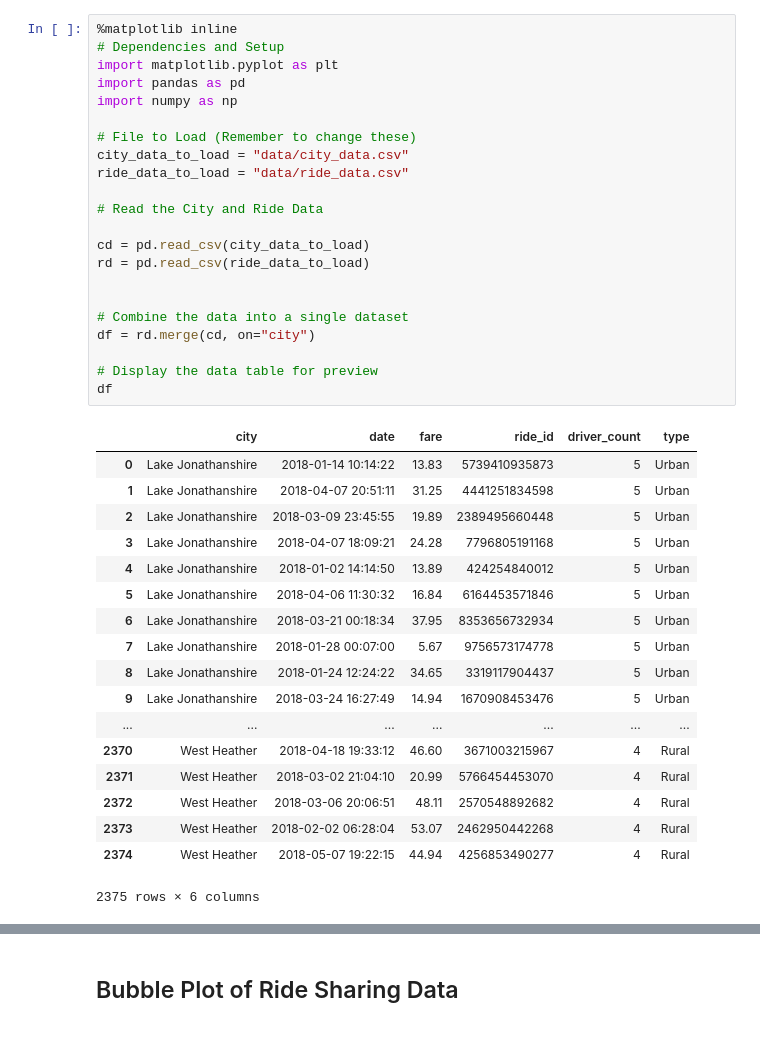
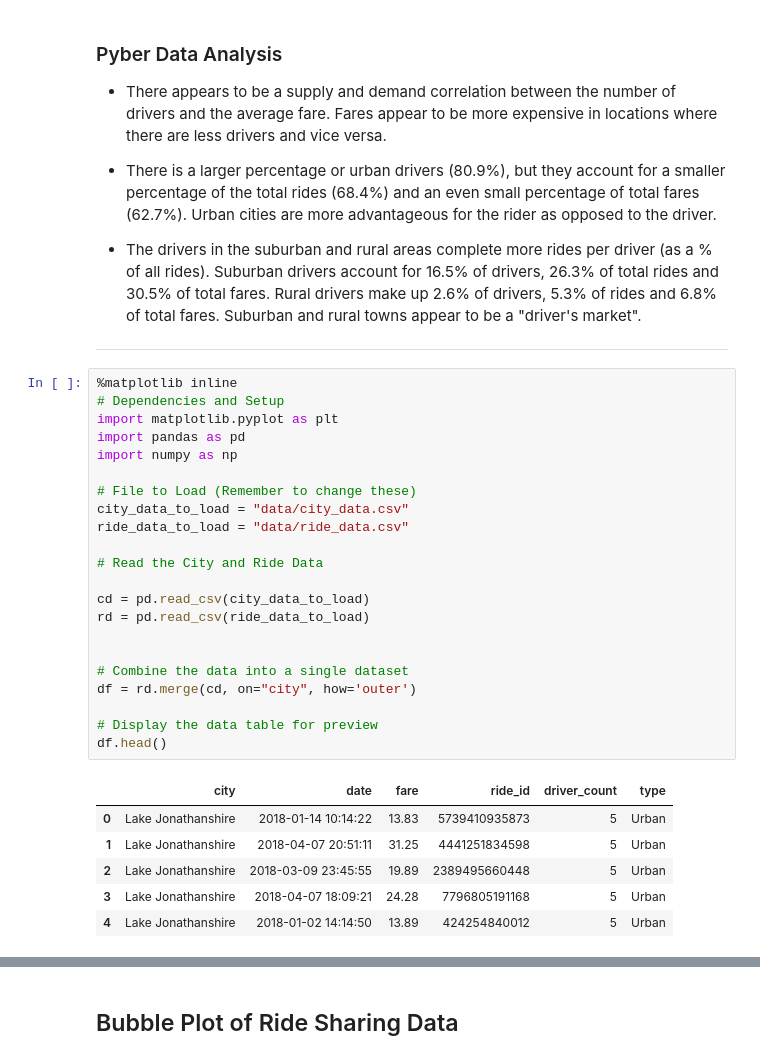
Before and after one commit to Kerrykova/Pyber, a Jupyter notebook: pyber_starter.ipynb, the cells around one changed output, grey strips where cells are left out. Saved outputs shown, nothing was run; the diff lists cells and outputs as text.

Commit message:
added analysis

```diff
--- a/pyber_starter.ipynb
+++ b/pyber_starter.ipynb
@@ -1,41 +1,37 @@
+# %% [markdown]
+### Pyber Data Analysis
+* There appears to be a supply and demand correlation between the number of drivers and the average fare. Fares appear to be more expensive in locations where there are less drivers and vice versa.
+
+* There is a larger percentage or urban drivers (80.9%), but they account for a smaller percentage of the total rides (68.4%) and an even small percentage of total fares (62.7%). Urban cities are more advantageous for the rider as opposed to the driver.
+
+* The drivers in the suburban and rural areas complete more rides per driver (as a % of all rides). Suburban drivers account for 16.5% of drivers, 26.3% of total rides and 30.5% of total fares. Rural drivers make up 2.6% of drivers, 5.3% of rides and 6.8% of total fares. Suburban and rural towns appear to be a "driver's market".
+-----
 # %%
 %matplotlib inline
 # Dependencies and Setup
 import matplotlib.pyplot as plt
 import pandas as pd
 import numpy as np
 
 # File to Load (Remember to change these)
 city_data_to_load = "data/city_data.csv"
 ride_data_to_load = "data/ride_data.csv"
 
 # Read the City and Ride Data
 
 cd = pd.read_csv(city_data_to_load)
 rd = pd.read_csv(ride_data_to_load)
 
 
 # Combine the data into a single dataset
-df = rd.merge(cd, on="city")
+df = rd.merge(cd, on="city", how='outer')
 
 # Display the data table for preview
-df
+df.head()
 # %% [output]
 |  | city | date | fare | ride_id | driver_count | type |
 | 0 | Lake Jonathanshire | 2018-01-14 10:14:22 | 13.83 | 5739410935873 | 5 | Urban |
 | 1 | Lake Jonathanshire | 2018-04-07 20:51:11 | 31.25 | 4441251834598 | 5 | Urban |
 | 2 | Lake Jonathanshire | 2018-03-09 23:45:55 | 19.89 | 2389495660448 | 5 | Urban |
 | 3 | Lake Jonathanshire | 2018-04-07 18:09:21 | 24.28 | 7796805191168 | 5 | Urban |
 | 4 | Lake Jonathanshire | 2018-01-02 14:14:50 | 13.89 | 424254840012 | 5 | Urban |
-| 5 | Lake Jonathanshire | 2018-04-06 11:30:32 | 16.84 | 6164453571846 | 5 | Urban |
-| 6 | Lake Jonathanshire | 2018-03-21 00:18:34 | 37.95 | 8353656732934 | 5 | Urban |
-| 7 | Lake Jonathanshire | 2018-01-28 00:07:00 | 5.67 | 9756573174778 | 5 | Urban |
-| 8 | Lake Jonathanshire | 2018-01-24 12:24:22 | 34.65 | 3319117904437 | 5 | Urban |
-| 9 | Lake Jonathanshire | 2018-03-24 16:27:49 | 14.94 | 1670908453476 | 5 | Urban |
-| ... | ... | ... | ... | ... | ... | ... |
-| 2370 | West Heather | 2018-04-18 19:33:12 | 46.60 | 3671003215967 | 4 | Rural |
-| 2371 | West Heather | 2018-03-02 21:04:10 | 20.99 | 5766454453070 | 4 | Rural |
-| 2372 | West Heather | 2018-03-06 20:06:51 | 48.11 | 2570548892682 | 4 | Rural |
-| 2373 | West Heather | 2018-02-02 06:28:04 | 53.07 | 2462950442268 | 4 | Rural |
-| 2374 | West Heather | 2018-05-07 19:22:15 | 44.94 | 4256853490277 | 4 | Rural |
-2375 rows × 6 columns
```
Also changed, not shown: parts of 5 cells of this notebook, 1 other file.
